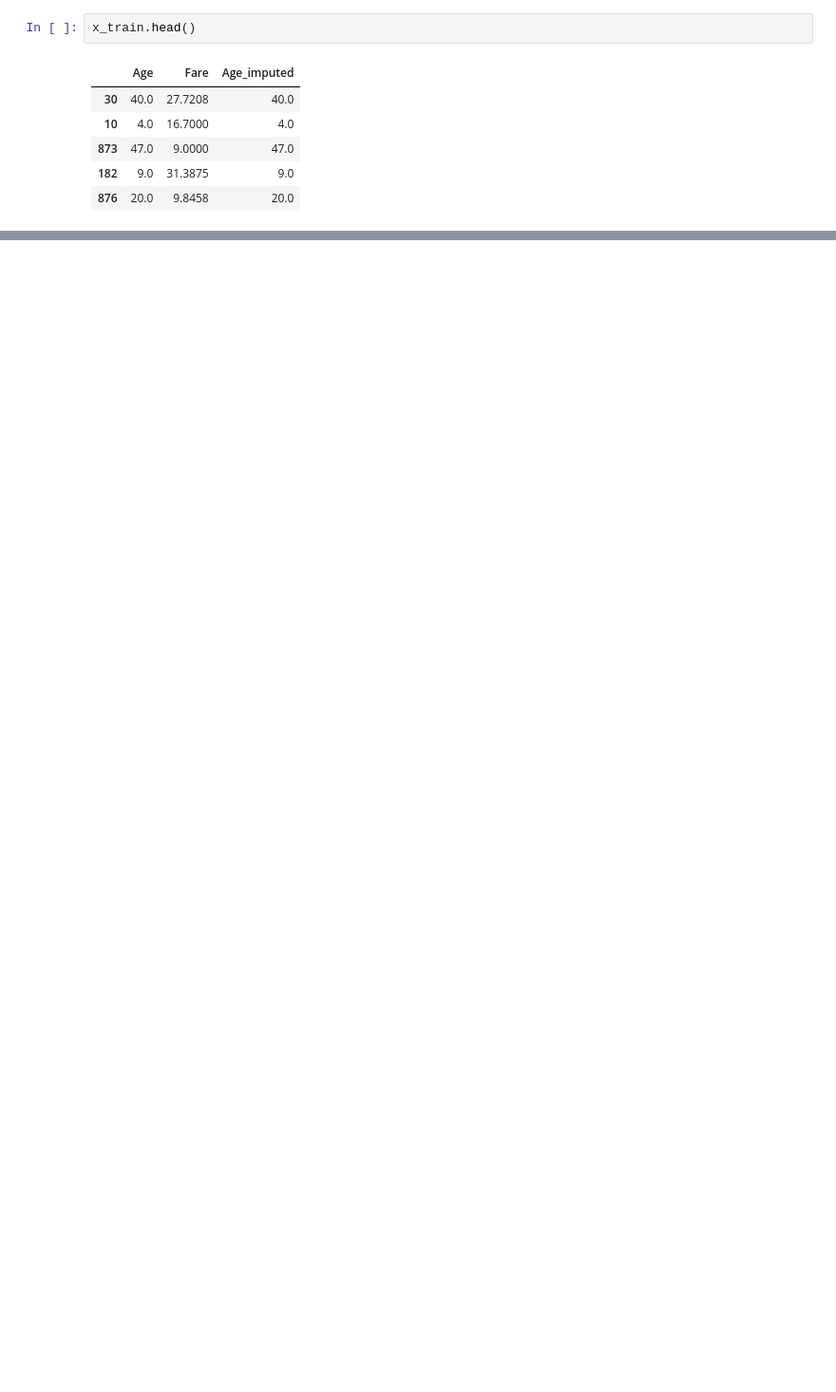
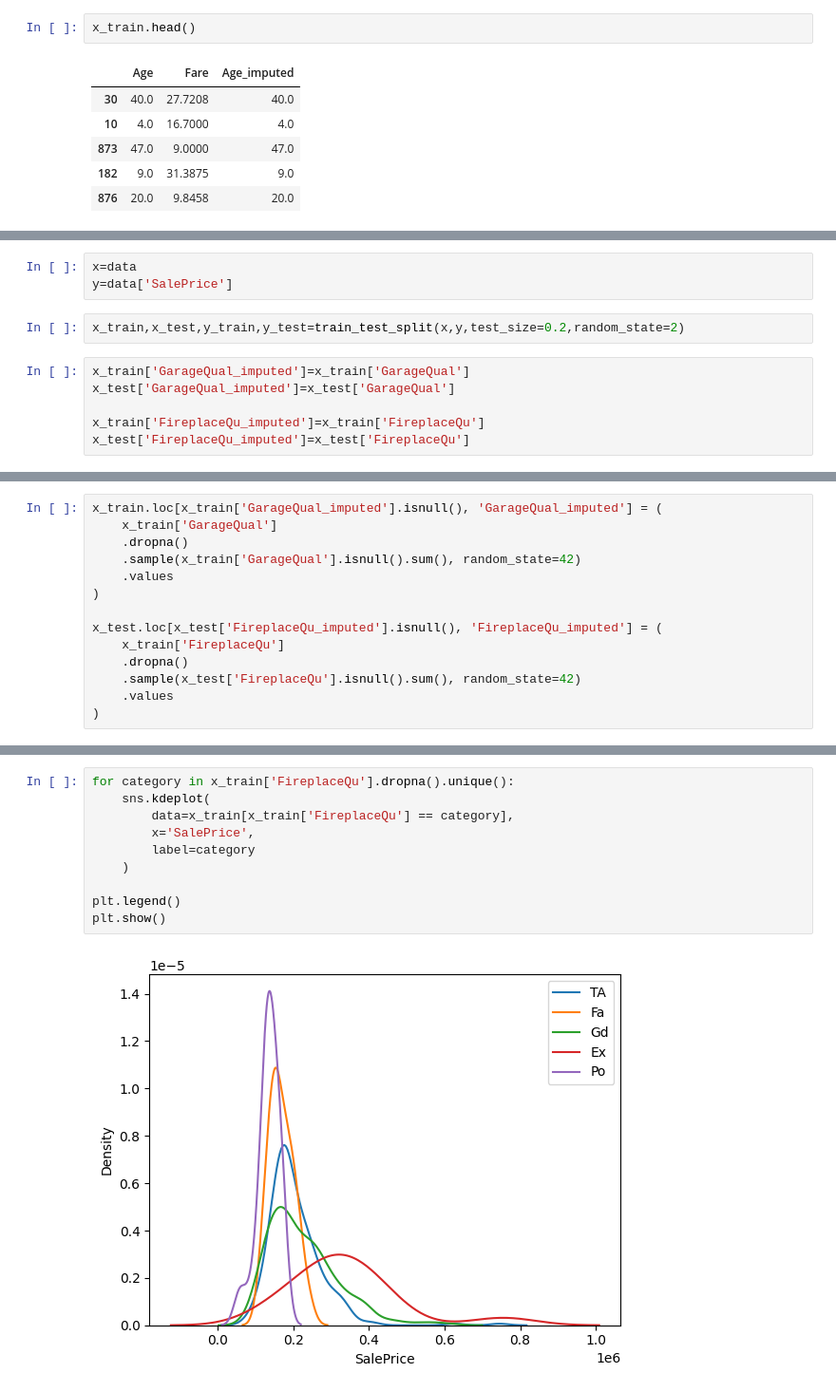
Before and after one commit to Shashikala-11/feature-engineering, a Jupyter notebook: missing-indicator-random-sample-imputation.ipynb, the cells around one changed output, grey strips where cells are left out. Shown at 95% size. Saved outputs shown, nothing was run; the diff lists cells and outputs as text; blank space fills up the shorter version.

```diff
--- a/missing-indicator-random-sample-imputation.ipynb
+++ b/missing-indicator-random-sample-imputation.ipynb
@@ -68,0 +163,11 @@ x_test.head()
+# %%
+x=data
+y=data['SalePrice']
+# %%
+x_train,x_test,y_train,y_test=train_test_split(x,y,test_size=0.2,random_state=2)
+# %%
+x_train['GarageQual_imputed']=x_train['GarageQual']
+x_test['GarageQual_imputed']=x_test['GarageQual']
+
+x_train['FireplaceQu_imputed']=x_train['FireplaceQu']
+x_test['FireplaceQu_imputed']=x_test['FireplaceQu']
@@ -68,0 +183,14 @@ x_test.head()
+# %%
+x_train.loc[x_train['GarageQual_imputed'].isnull(), 'GarageQual_imputed'] = (
+    x_train['GarageQual']
+    .dropna()
+    .sample(x_train['GarageQual'].isnull().sum(), random_state=42)
+    .values
+)
+
+x_test.loc[x_test['FireplaceQu_imputed'].isnull(), 'FireplaceQu_imputed'] = (
+    x_train['FireplaceQu']
+    .dropna()
+    .sample(x_test['FireplaceQu'].isnull().sum(), random_state=42)
+    .values
+)
@@ -68,0 +231,12 @@ x_test.head()
+# %%
+for category in x_train['FireplaceQu'].dropna().unique():
+    sns.kdeplot(
+        data=x_train[x_train['FireplaceQu'] == category],
+        x='SalePrice',
+        label=category
+    )
+
+plt.legend()
+plt.show()
+# %% [output]
+[figure, added]
```
Also changed, not shown: parts of 51 cells of this notebook.
